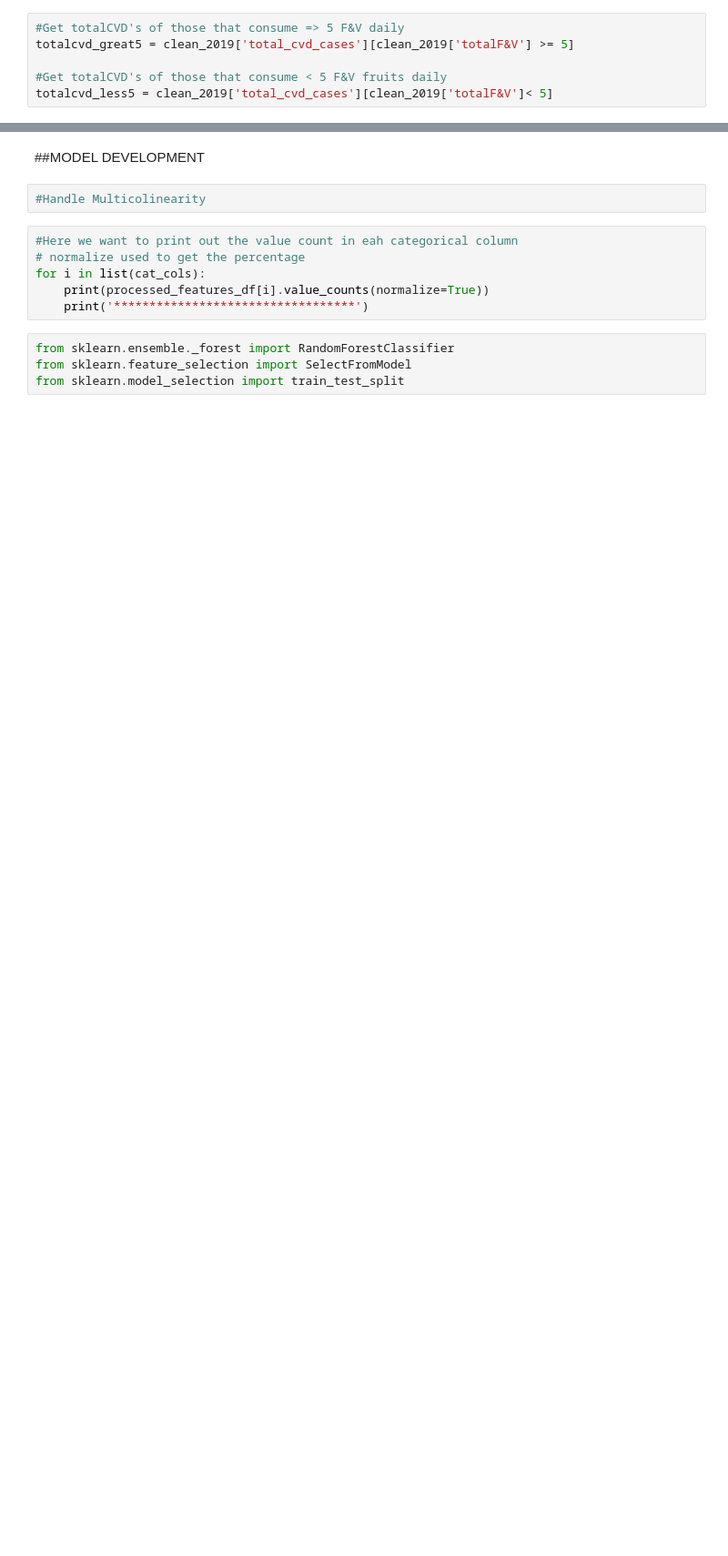
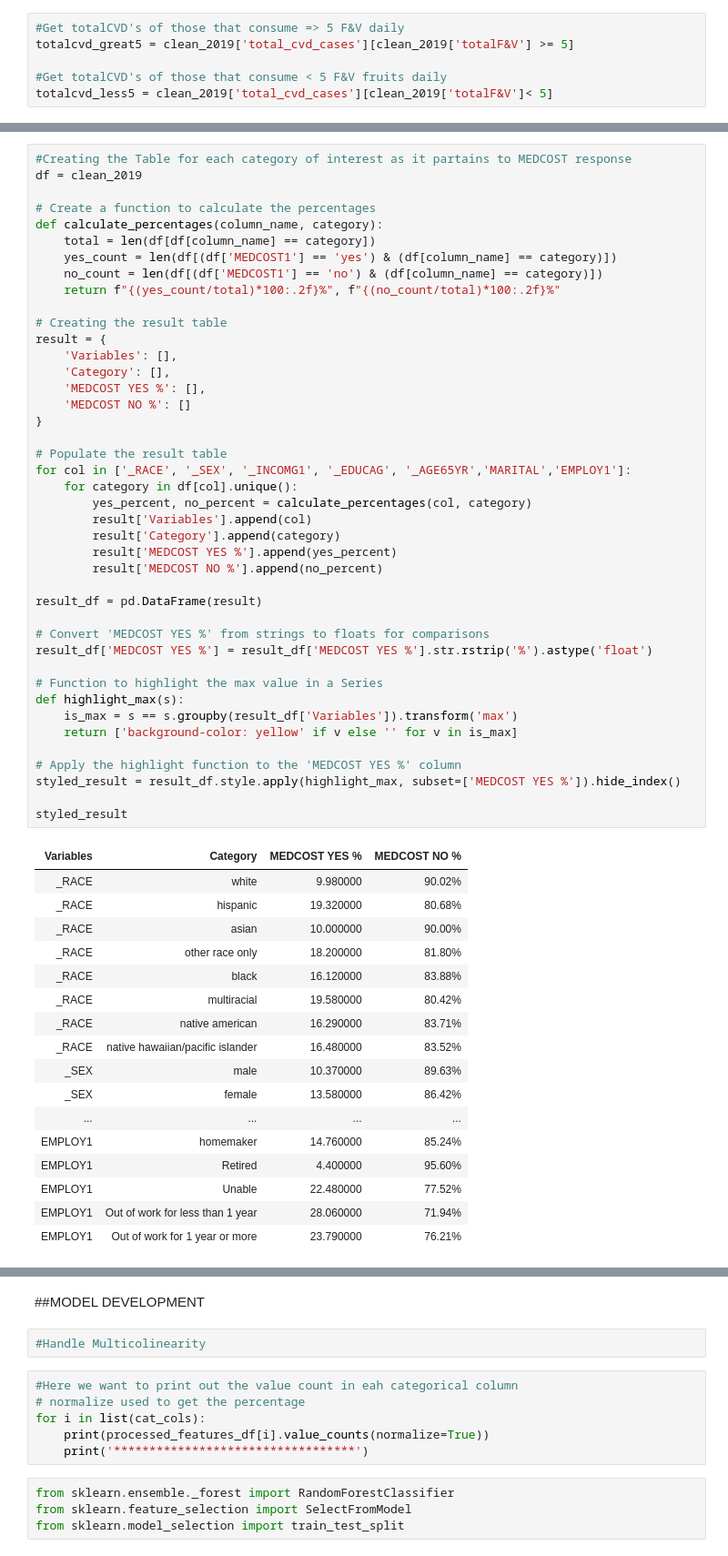
Before and after one commit to OBINNADINNEYA/BRFSS_BIGDATA_PROJECT, a Jupyter notebook: Exploratory Data Analysis.ipynb, the cells around one changed output, grey strips where cells are left out. Shown at 91% size. Saved outputs shown, nothing was run; the diff lists cells and outputs as text; blank space fills up the shorter version.

```diff
--- a/Exploratory Data Analysis.ipynb
+++ b/Exploratory Data Analysis.ipynb
@@ -460,0 +527,60 @@ categorize_significance(one_tail_p_value)
+# %%
+#Creating the Table for each category of interest as it partains to MEDCOST response
+df = clean_2019
+
+# Create a function to calculate the percentages
+def calculate_percentages(column_name, category):
+    total = len(df[df[column_name] == category])
+    yes_count = len(df[(df['MEDCOST1'] == 'yes') & (df[column_name] == category)])
+    no_count = len(df[(df['MEDCOST1'] == 'no') & (df[column_name] == category)])
+    return f"{(yes_count/total)*100:.2f}%", f"{(no_count/total)*100:.2f}%"
+
+# Creating the result table
+result = {
+    'Variables': [],
+    'Category': [],
+    'MEDCOST YES %': [],
+    'MEDCOST NO %': []
+}
+
+# Populate the result table
+for col in ['_RACE', '_SEX', '_INCOMG1', '_EDUCAG', '_AGE65YR','MARITAL','EMPLOY1']:
+    for category in df[col].unique():
+        yes_percent, no_percent = calculate_percentages(col, category)
+        result['Variables'].append(col)
+        result['Category'].append(category)
+        result['MEDCOST YES %'].append(yes_percent)
+        result['MEDCOST NO %'].append(no_percent)
+
+result_df = pd.DataFrame(result)
+
+# Convert 'MEDCOST YES %' from strings to floats for comparisons
+result_df['MEDCOST YES %'] = result_df['MEDCOST YES %'].str.rstrip('%').astype('float')
+
+# Function to highlight the max value in a Series
+def highlight_max(s):
+    is_max = s == s.groupby(result_df['Variables']).transform('max')
+    return ['background-color: yellow' if v else '' for v in is_max]
+
+# Apply the highlight function to the 'MEDCOST YES %' column
+styled_result = result_df.style.apply(highlight_max, subset=['MEDCOST YES %']).hide_index()
+
+styled_result
+# %% [output]
+| Variables | Category | MEDCOST YES % | MEDCOST NO % |
+| _RACE | white | 9.980000 | 90.02% |
+| _RACE | hispanic | 19.320000 | 80.68% |
+| _RACE | asian | 10.000000 | 90.00% |
+| _RACE | other race only | 18.200000 | 81.80% |
+| _RACE | black | 16.120000 | 83.88% |
+| _RACE | multiracial | 19.580000 | 80.42% |
+| _RACE | native american | 16.290000 | 83.71% |
+| _RACE | native hawaiian/pacific islander | 16.480000 | 83.52% |
+| _SEX | male | 10.370000 | 89.63% |
+| _SEX | female | 13.580000 | 86.42% |
+| ... | ... | ... | ... |
+| EMPLOY1 | homemaker | 14.760000 | 85.24% |
+| EMPLOY1 | Retired | 4.400000 | 95.60% |
+| EMPLOY1 | Unable | 22.480000 | 77.52% |
+| EMPLOY1 | Out of work for less than 1 year | 28.060000 | 71.94% |
+| EMPLOY1 | Out of work for 1 year or more | 23.790000 | 76.21% |
```
Also changed, not shown: parts of 14 cells of this notebook.
